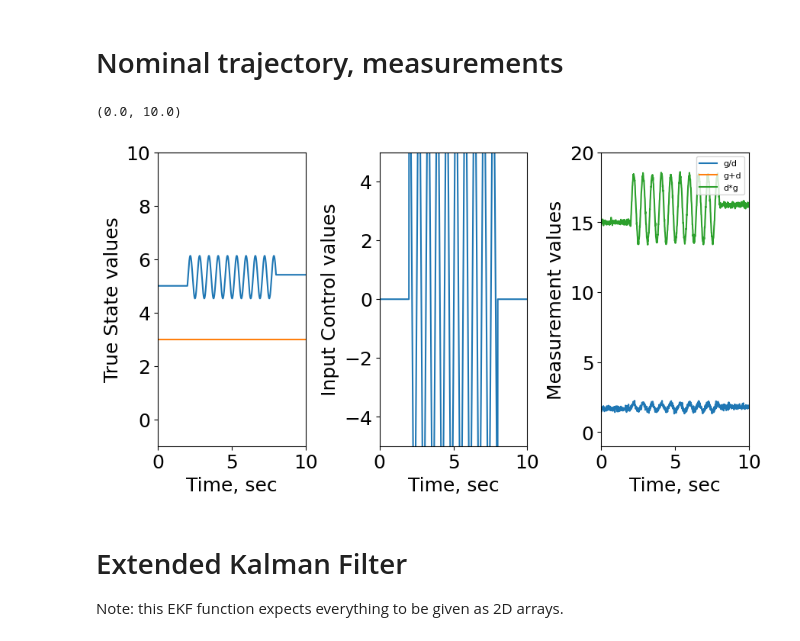
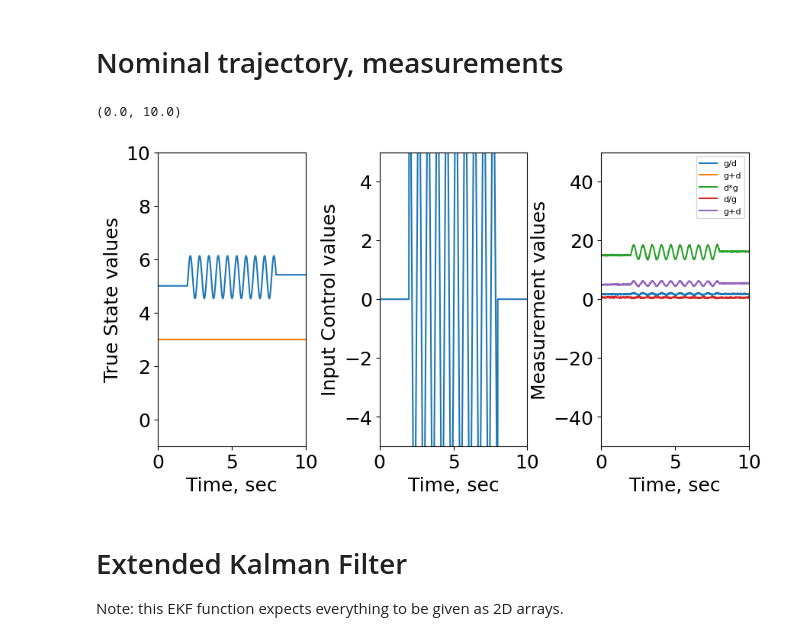
Before and after one commit to jadenmecham/First-Project, a Jupyter notebook: 4 - Nonlinear Camera/5C_EKF_UKF_monocamera_corrected.ipynb, the cells around one changed output. Saved outputs shown, nothing was run; the diff lists cells and outputs as text; code cells hidden in the pictures.

```diff
--- a/4 - Nonlinear Camera/5C_EKF_UKF_monocamera_corrected.ipynb
+++ b/4 - Nonlinear Camera/5C_EKF_UKF_monocamera_corrected.ipynb
@@ -91,36 +93,37 @@ ax.set_ylabel('True State values')
 ax.set_ylim([-1, 10])
 ax.set_xlim([0, 10])
 
 # Controls
 ax = fig.add_subplot(132)
 
 ax.plot(tsim, U[0,:])
 
 ax.set_xlabel('Time, sec')
 ax.set_ylabel('Input Control values')
 
 ax.set_ylim([-5, 5])
 ax.set_xlim([0, 10])
 
 # Measurements
 ax = fig.add_subplot(133)
 
 ax.plot(tsim, Y[0,:], label='g/d')
 ax.plot(tsim, Y[1,:], label='g+d')
 ax.plot(tsim, Y[2,:], label='d*g')
-# ax.plot(tsim, Y[3,:], label='2g')
+ax.plot(tsim, Y[3,:], label='d/g')
+ax.plot(tsim, Y[4,:], label='g+d')
 #ax.plot(tsim, Y[1,:])
 
 # legend on the right
 ax.legend(loc='upper right', fontsize=8)
 
 ax.set_xlabel('Time, sec')
 ax.set_ylabel('Measurement values')
-ax.set_ylim([-1, 20])
+ax.set_ylim([-50, 50])
 ax.set_xlim([0, 10])
 # %% [output]
 (0.0, 10.0)
-[figure, old version]
+[figure, new version]
 # %% [markdown]
 # Extended Kalman Filter
 
```
Also changed, not shown: parts of 10 cells of this notebook.
